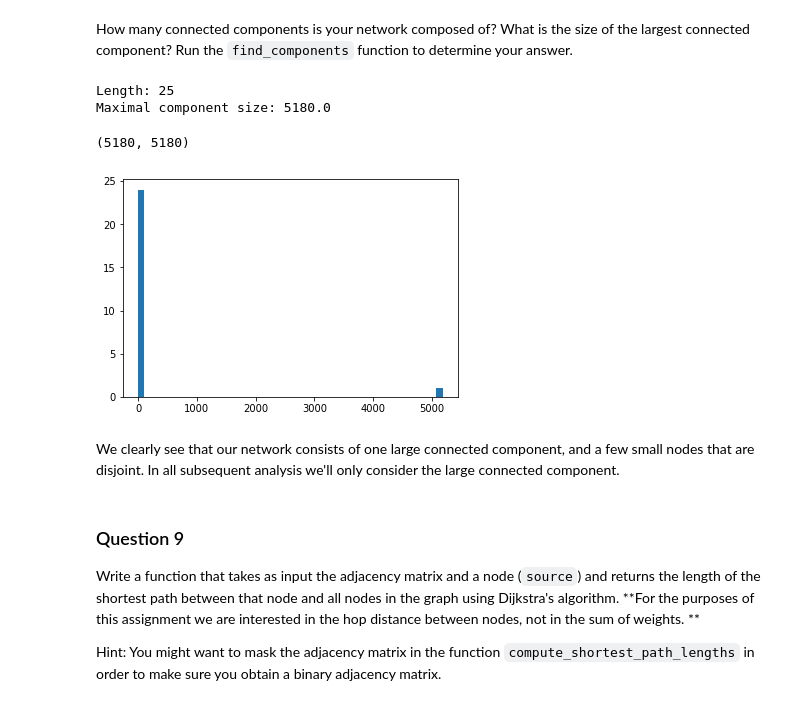
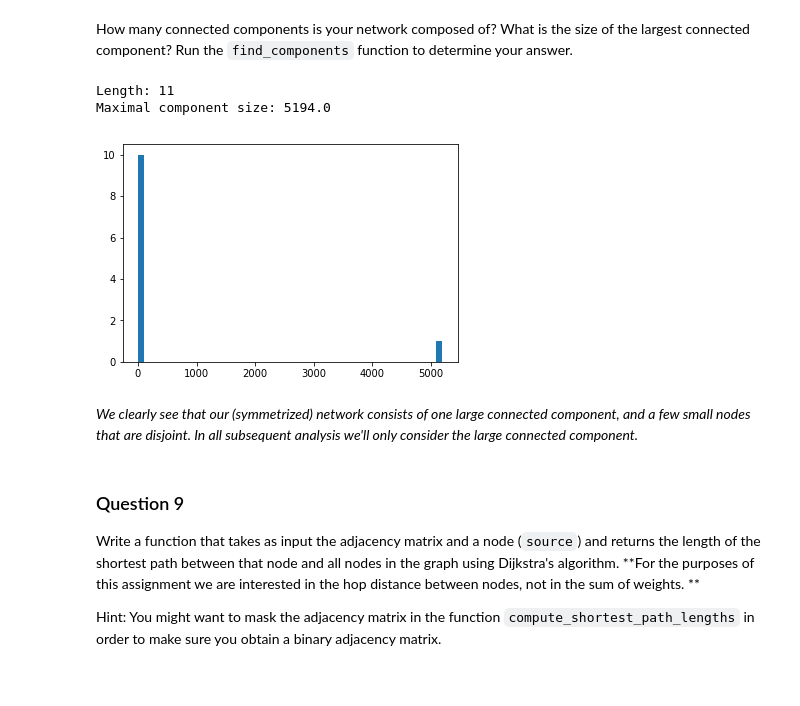
Before and after one commit to mattminder/ntds_24, a Jupyter notebook: Milestone_1/1_network_properties.ipynb, the cells around one changed output. Cells and saved outputs as stored; diff of their text form; code cells hidden in the pictures.

```diff
--- a/Milestone_1/1_network_properties.ipynb
+++ b/Milestone_1/1_network_properties.ipynb
@@ -334,28 +339,27 @@ def find_components(adjacency):
 How many connected components is your network composed of? What is the size of the largest connected component? Run the ``find_components`` function to determine your answer.
 # %%
 # Find connected components
-components = find_components(adjacency)
+components = find_components(symmetrized)
 print("Length: " + str(len(components)))
 
 # Find size of every component
 comp_size = np.zeros(len(components))
 for i in range(len(components)):
     comp_size[i] = components[i].shape[0]
 print("Maximal component size: " + str(comp_size.max()))
 
 # Plot histogram of component sizes
 plt.hist(comp_size, bins = 50)
 
 # Extract Largest Connected Component
 largest_component_ix = components[comp_size.argmax()]
-lc_adjacency = adjacency[largest_component_ix, :][:, largest_component_ix]
+lc_symmetrized = symmetrized[largest_component_ix, :][:, largest_component_ix]
 # %% [output]
-Length: 25
-Maximal component size: 5180.0
+Length: 11
+Maximal component size: 5194.0
-(5180, 5180)
-[figure, old version]
+[figure, new version]
 # %% [markdown]
-We clearly see that our network consists of one large connected component, and a few small nodes that are disjoint. In all subsequent analysis we'll only consider the large connected component.
+_We clearly see that our (symmetrized) network consists of one large connected component, and a few small nodes that are disjoint. In all subsequent analysis we'll only consider the large connected component._
 # %% [markdown]
 ### Question 9
 
```
Also changed, not shown: parts of 19 cells of this notebook.
